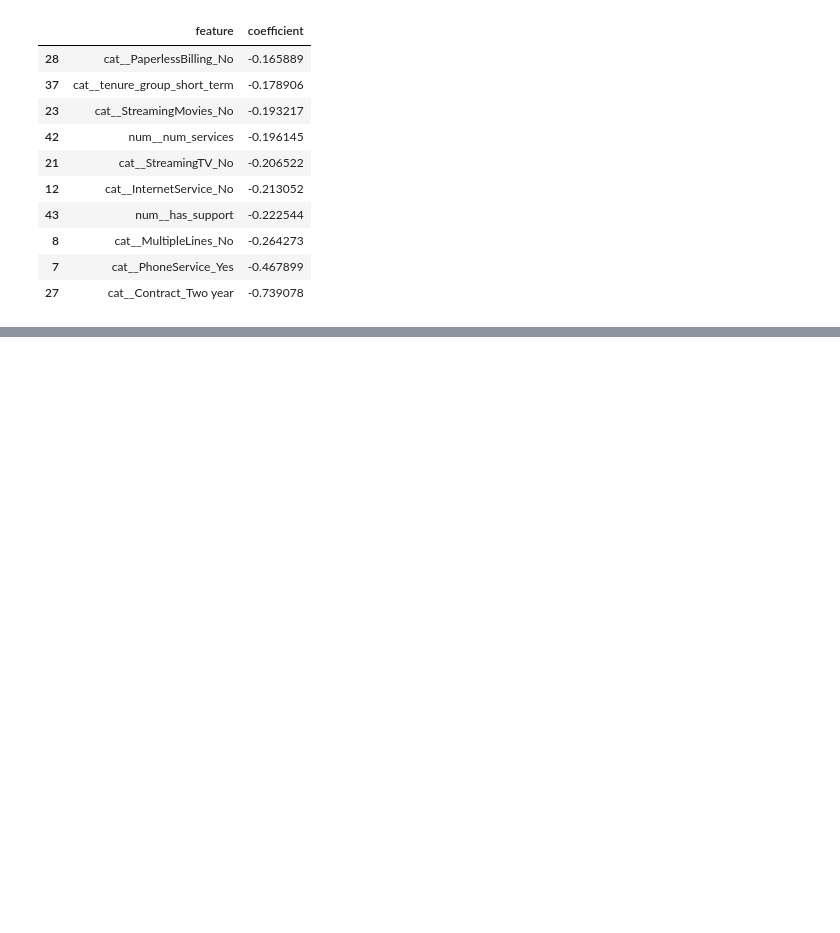
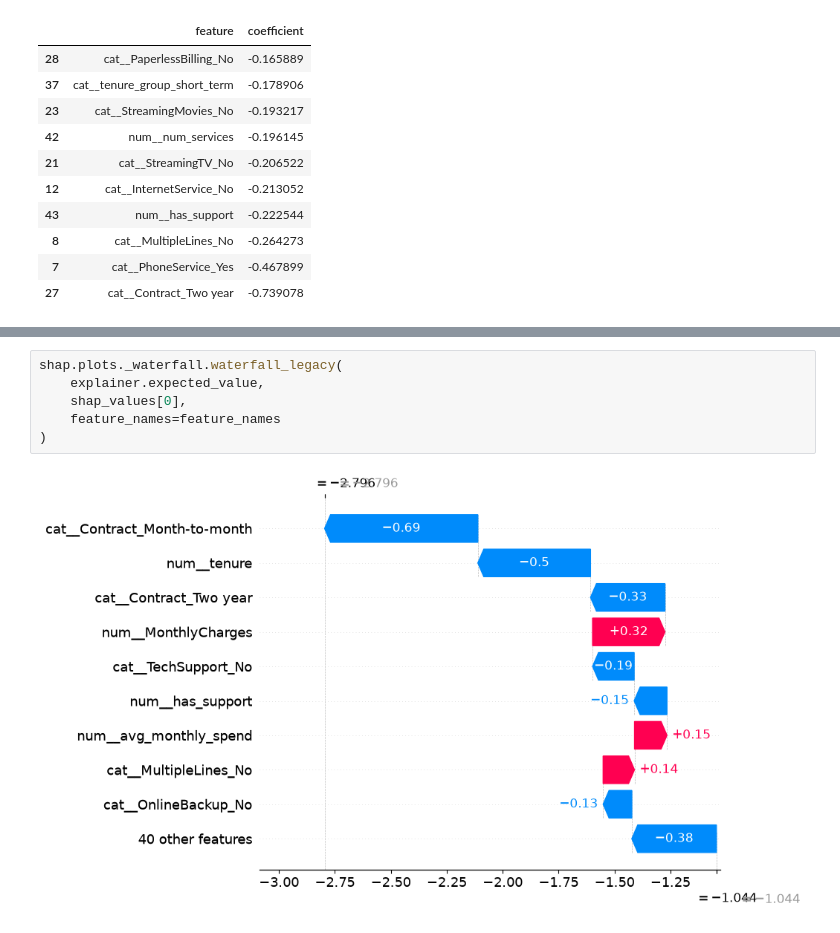
Before and after one commit to bk-12346/ML-Customer-Churn-Pipeline, a Jupyter notebook: notebooks/eda.ipynb, the cells around one changed output, grey strips where cells are left out. Cells and saved outputs as stored; diff of their text form; blank space fills up the shorter version.

```diff
--- a/notebooks/eda.ipynb
+++ b/notebooks/eda.ipynb
@@ -222,0 +246,8 @@ feature_importance.tail(10)
+# %%
+shap.plots._waterfall.waterfall_legacy(
+    explainer.expected_value,
+    shap_values[0],
+    feature_names=feature_names
+)
+# %% [output]
+[figure, added]
```
Also changed, not shown: parts of 4 cells of this notebook, 6 other files.
